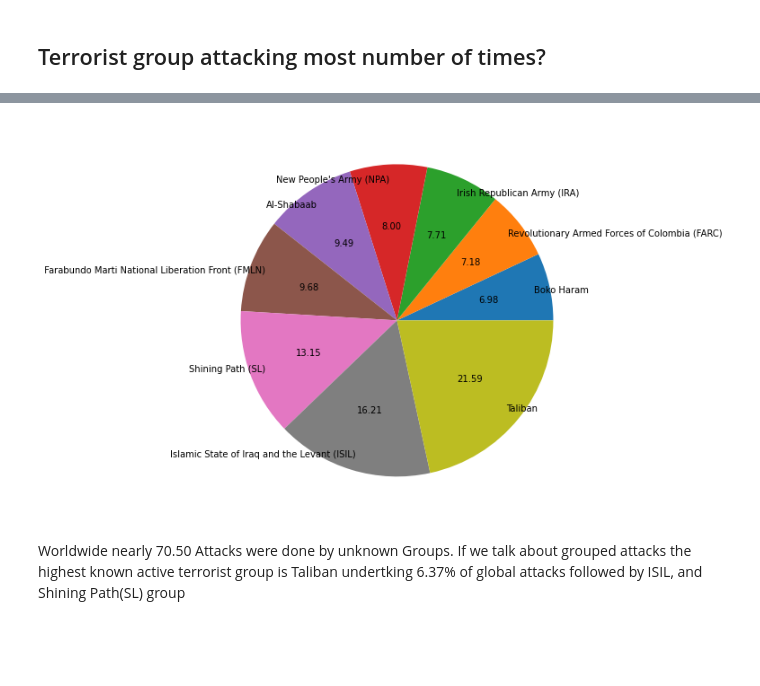
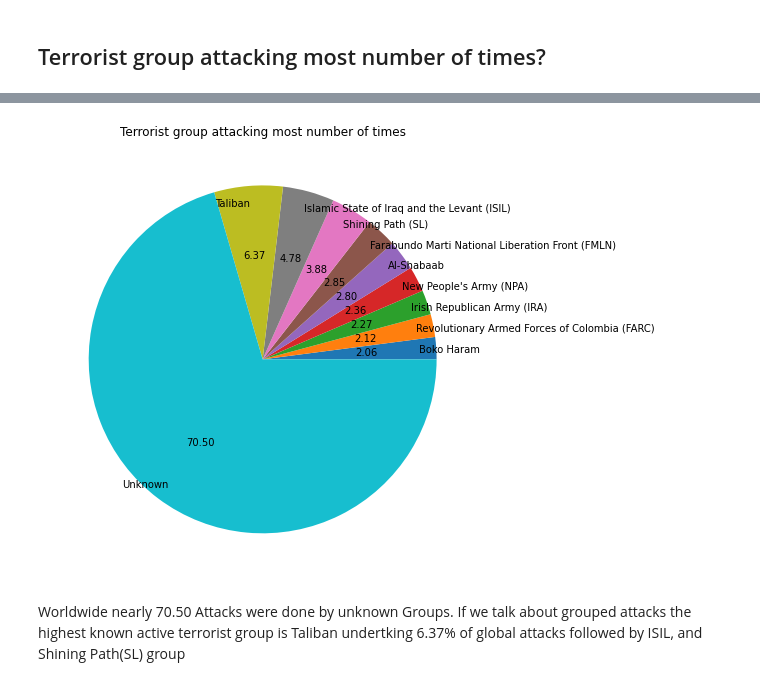
Before and after one commit to PrashantShrivastava1612/Global-Terrorism-Data-Analysis, a Jupyter notebook: Copy_of_Global_Terrorism_Analysis_Capstone_Project.ipynb, the cells around one changed output, grey strips where cells are left out. Cells and saved outputs as stored; diff of their text form; code cells hidden in the pictures; blank space fills up the shorter version.

```diff
--- a/Copy_of_Global_Terrorism_Analysis_Capstone_Project.ipynb
+++ b/Copy_of_Global_Terrorism_Analysis_Capstone_Project.ipynb
@@ -17,5 +35,6 @@ drive.mount('/content/drive')
 # %% [output]
 Drive already mounted at /content/drive; to attempt to forcibly remount, call drive.mount("/content/drive", force_remount=True).
 # %%
-file_path = "/content/drive/MyDrive/Almabetter/Capstone Project/Global Terrorism Analysis/Global Terrorism Data.csv"
+#importing dataset
+file_path = "/content/drive/MyDrive/AlmaBetter /Capstone Project/Global Terrorism Analysis/Global Terrorism Data.csv"
 gt_df = pd.read_csv(file_path,encoding = "ISO-8859-1")
@@ -281,13 +374,13 @@ df.head(2)
 # %%
+# Group by gang and see frequency
 new = df.groupby(['gang'])['gang'].count().reset_index(name='count').sort_values(['count']).tail(10)
-new.drop(3408, inplace=True)
-
 plt.figure(figsize = (8,8))
+plt.title('Terrorist group attacking most number of times')
 plt.pie(new['count'],labels= new['gang'] , autopct = '%.2f', labeldistance=0.9)
 #plt.legend()
 plt.show()
 # %% [output]
-[figure, old version]
+[figure, new version]
 # %% [markdown]
 Worldwide nearly 70.50 Attacks were done by unknown Groups.
 If we talk about grouped attacks the highest known active terrorist group is Taliban undertking 6.37% of global attacks followed by ISIL, and Shining Path(SL) group
```
Also changed, not shown: parts of 65 cells of this notebook.
